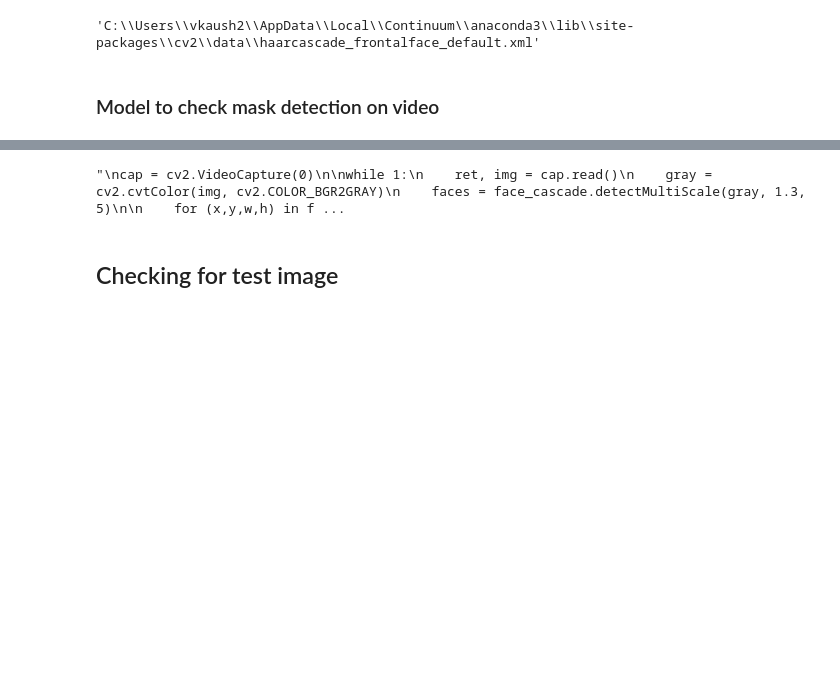
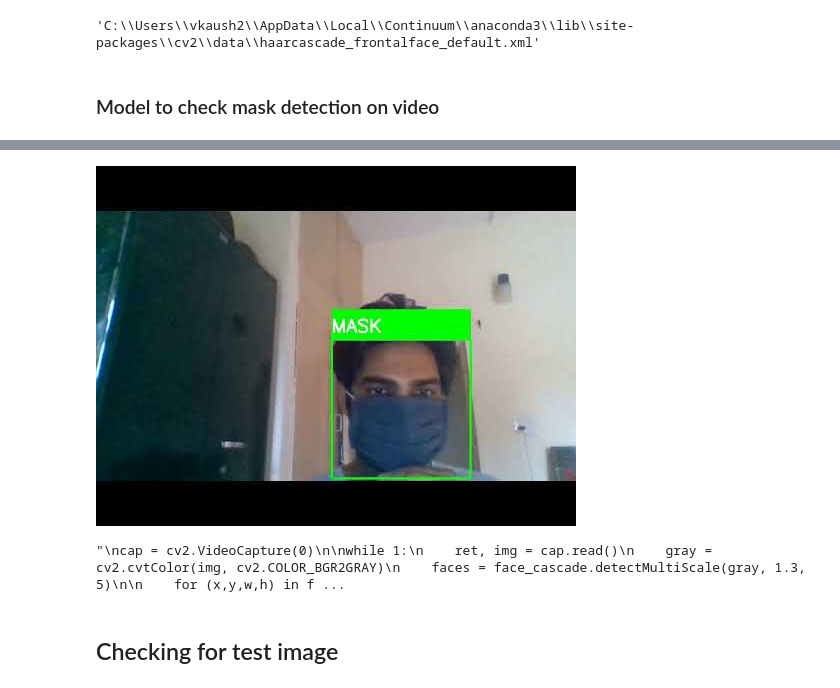
Before and after one commit to vikkykaushik/Face_mask_detection, a Jupyter notebook: face_mask_submission.ipynb, the cells around one changed output, grey strips where cells are left out. Drawn from its saved outputs; the diff is of its cells as text; code cells hidden in the pictures; blank space fills up the shorter version.

```diff
--- a/face_mask_submission.ipynb
+++ b/face_mask_submission.ipynb
@@ -329,3 +323,9 @@ Video("output.mp4")
+# %%
+from IPython.display import YouTubeVideo
+
+YouTubeVideo('u1YAIl1cPd8', width=300, height=300)
+# %% [output]
+[figure, added]
 # %%
 #To recognize face and eyes basic practice
 
```
Also changed, not shown: parts of 1 cell of this notebook.
